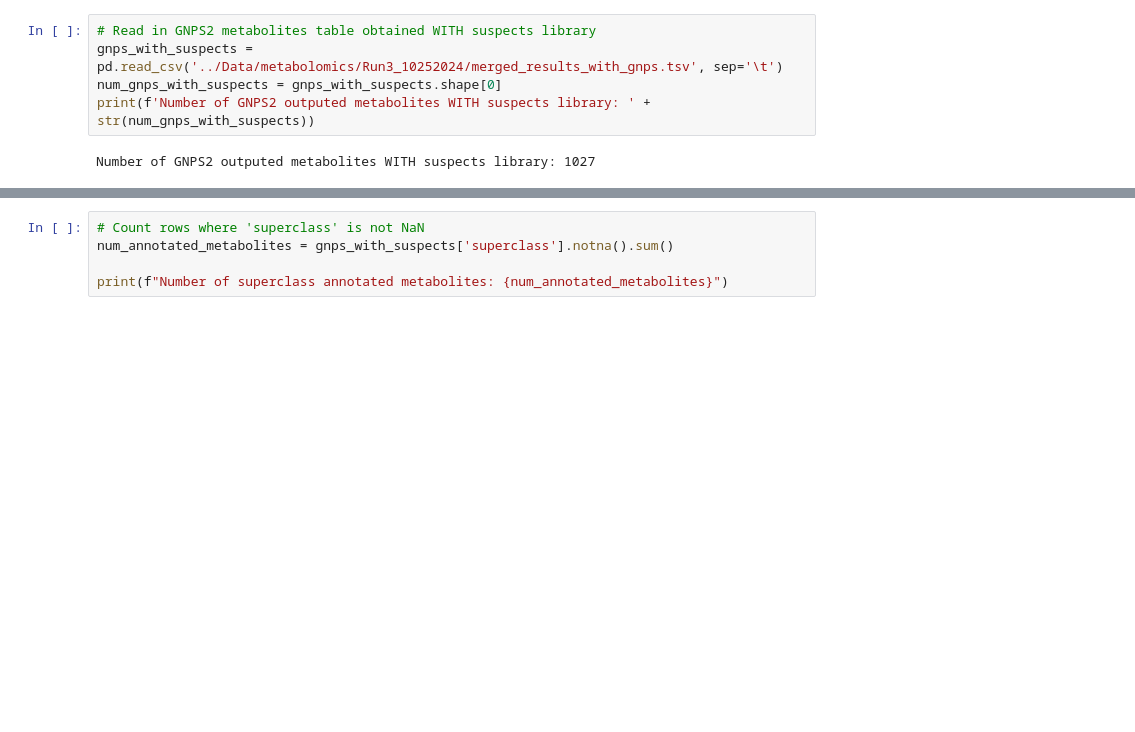
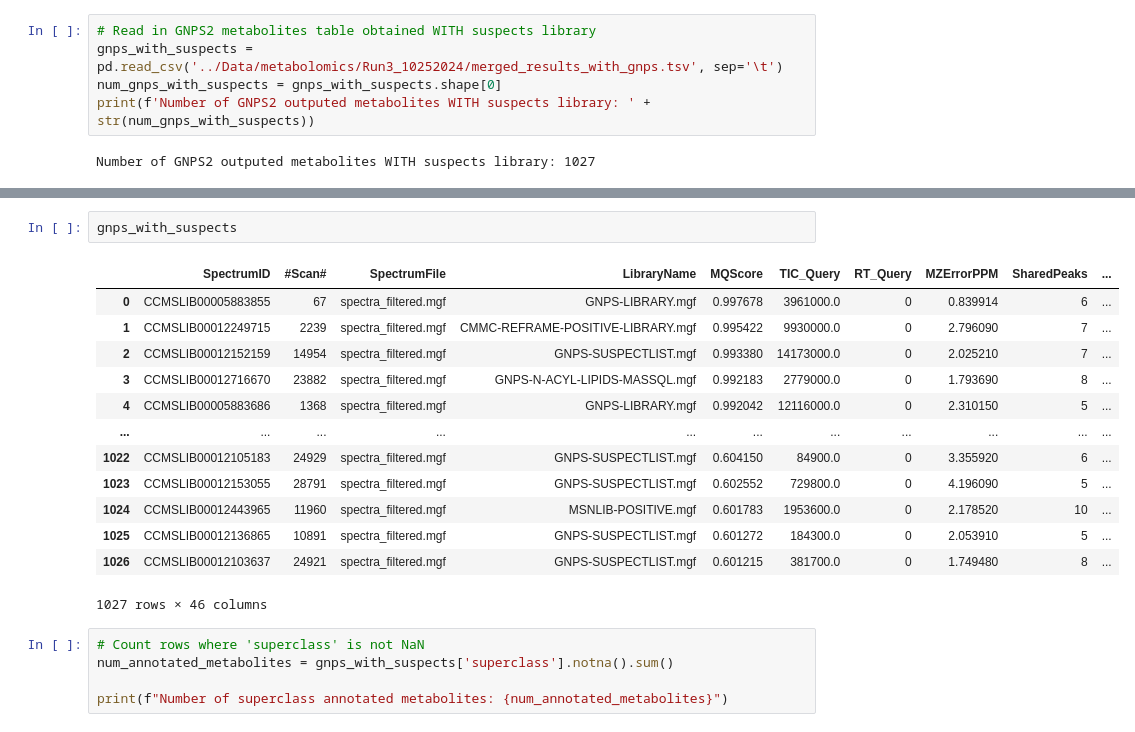
Before and after one commit to knightlab-analyses/Acne_Longitudinal_Microbiome, a Jupyter notebook: Notebooks/metabolomics_overview.ipynb, the cells around one changed output, grey strips where cells are left out. Cells and saved outputs as stored; diff of their text form; blank space fills up the shorter version.

```diff
--- a/Notebooks/metabolomics_overview.ipynb
+++ b/Notebooks/metabolomics_overview.ipynb
@@ -47,3 +79,19 @@ Number of GNPS2 outputed metabolites WITH suspects library: 1027
+# %%
+gnps_with_suspects
+# %% [output]
+|  | SpectrumID | #Scan# | SpectrumFile | LibraryName | MQScore | TIC_Query | RT_Query | MZErrorPPM | SharedPeaks | ... |
+| 0 | CCMSLIB00005883855 | 67 | spectra_filtered.mgf | GNPS-LIBRARY.mgf | 0.997678 | 3961000.0 | 0 | 0.839914 | 6 | ... |
+| 1 | CCMSLIB00012249715 | 2239 | spectra_filtered.mgf | CMMC-REFRAME-POSITIVE-LIBRARY.mgf | 0.995422 | 9930000.0 | 0 | 2.796090 | 7 | ... |
+| 2 | CCMSLIB00012152159 | 14954 | spectra_filtered.mgf | GNPS-SUSPECTLIST.mgf | 0.993380 | 14173000.0 | 0 | 2.025210 | 7 | ... |
+| 3 | CCMSLIB00012716670 | 23882 | spectra_filtered.mgf | GNPS-N-ACYL-LIPIDS-MASSQL.mgf | 0.992183 | 2779000.0 | 0 | 1.793690 | 8 | ... |
+| 4 | CCMSLIB00005883686 | 1368 | spectra_filtered.mgf | GNPS-LIBRARY.mgf | 0.992042 | 12116000.0 | 0 | 2.310150 | 5 | ... |
+| ... | ... | ... | ... | ... | ... | ... | ... | ... | ... | ... |
+| 1022 | CCMSLIB00012105183 | 24929 | spectra_filtered.mgf | GNPS-SUSPECTLIST.mgf | 0.604150 | 84900.0 | 0 | 3.355920 | 6 | ... |
+| 1023 | CCMSLIB00012153055 | 28791 | spectra_filtered.mgf | GNPS-SUSPECTLIST.mgf | 0.602552 | 729800.0 | 0 | 4.196090 | 5 | ... |
+| 1024 | CCMSLIB00012443965 | 11960 | spectra_filtered.mgf | MSNLIB-POSITIVE.mgf | 0.601783 | 1953600.0 | 0 | 2.178520 | 10 | ... |
+| 1025 | CCMSLIB00012136865 | 10891 | spectra_filtered.mgf | GNPS-SUSPECTLIST.mgf | 0.601272 | 184300.0 | 0 | 2.053910 | 5 | ... |
+| 1026 | CCMSLIB00012103637 | 24921 | spectra_filtered.mgf | GNPS-SUSPECTLIST.mgf | 0.601215 | 381700.0 | 0 | 1.749480 | 8 | ... |
+1027 rows × 46 columns
 # %%
 # Count rows where 'superclass' is not NaN
 num_annotated_metabolites = gnps_with_suspects['superclass'].notna().sum()
```
Also changed, not shown: parts of 3 cells of this notebook, 5 other files.
